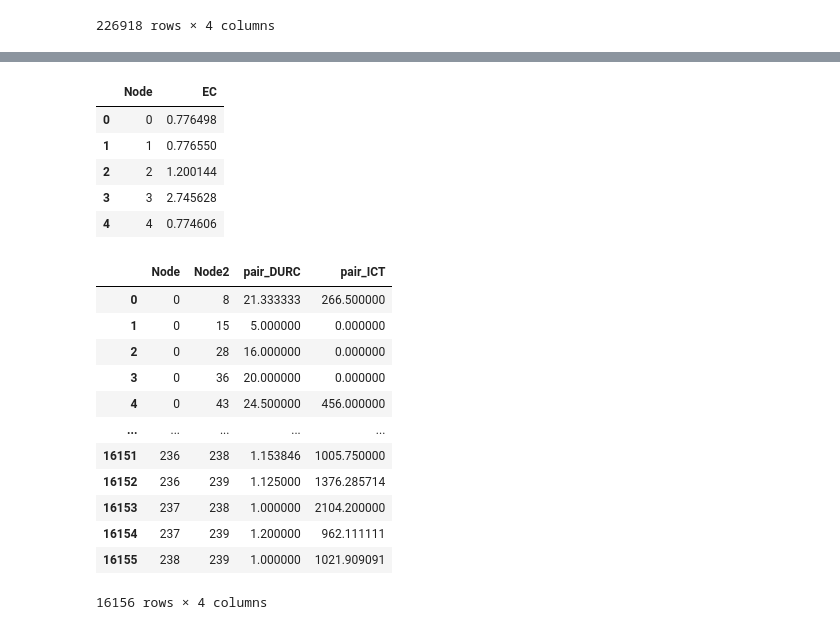
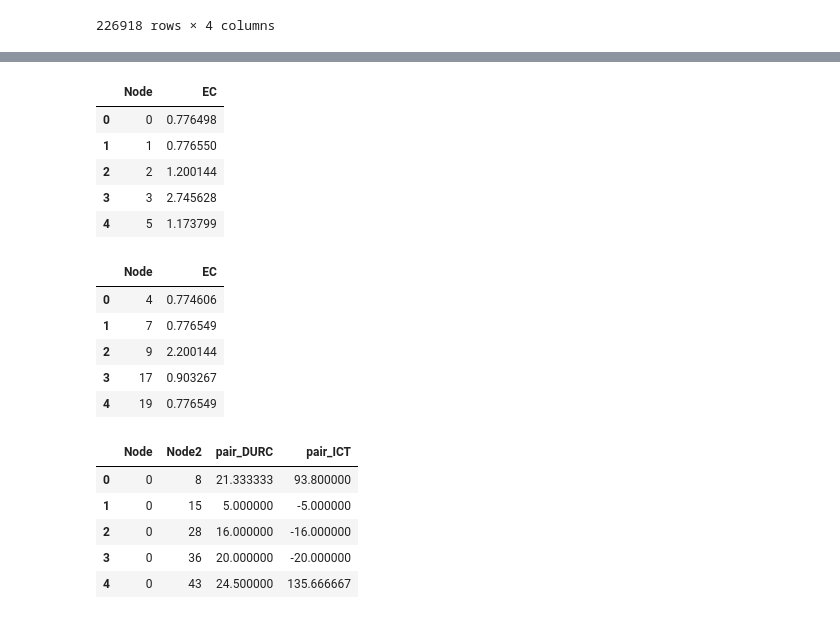
Before and after one commit to mireia-fdezfdez/tfg, a Jupyter notebook: notebooks/preprocessament.ipynb, the cells around one changed output, grey strips where cells are left out. Cells and saved outputs as stored; diff of their text form; code cells hidden in the pictures.

```diff
--- a/notebooks/preprocessament.ipynb
+++ b/notebooks/preprocessament.ipynb
@@ -72,3 +72,14 @@ modificat
 | 226916 | 14400.0 | 26 | up | 232 |
 | 226917 | 14400.0 | 83 | down | 222 |
 226918 rows × 4 columns
+# %%
+test_ratio = 0.2
+nodes_scenario = modificat.Node.unique()
+
+test_nodes = []
+for _ in range(int(max(nodes_scenario)*test_ratio)):
+    test_nodes.append(random.choice(nodes_scenario))
+# %%
+# Datasets for training and testing
+training = modificat[~modificat.Node.isin(test_nodes)]
+testing = modificat[modificat.Node.isin(test_nodes)]
@@ -116,21 +141,23 @@ def elastic_centrality(data):
 
     return pd.Series({'EC':ec_node})
 
-ec_data = pd.DataFrame()
-ec_data = modificat.groupby(['Node'], as_index = False).apply(elastic_centrality)
 
-ec_data.head()
+ec_data_train = training.groupby(['Node'], as_index = False).apply(elastic_centrality)
+ec_data_train.head()
 # %% [output]
 |  | Node | EC |
 | 0 | 0 | 0.776498 |
 | 1 | 1 | 0.776550 |
 | 2 | 2 | 1.200144 |
 | 3 | 3 | 2.745628 |
-| 4 | 4 | 0.774606 |
+| 4 | 5 | 1.173799 |
 # %%
-test_ratio = 0.2
-nodes_scenario = np.unique(np.array(dataset.Node2.unique().tolist() + dataset.Node.unique().tolist()))
-
-test_nodes = []
-for _ in range(int(max(nodes_scenario)*test_ratio)):
-    test_nodes.append(random.choice(nodes_scenario))
+ec_data_test = testing.groupby(['Node'], as_index = False).apply(elastic_centrality)
+ec_data_test.head()
+# %% [output]
+|  | Node | EC |
+| 0 | 4 | 0.774606 |
+| 1 | 7 | 0.776549 |
+| 2 | 9 | 2.200144 |
+| 3 | 17 | 0.903267 |
+| 4 | 19 | 0.776549 |
@@ -188,19 +206,12 @@ def mean_conn_duration(temps):
     return find_mean(temps)
 # %%
 # calcul per parelles, encara s'ha de calcular les mitjanes totals
-dtemps = dataset.groupby(['Node', 'Node2']).agg(pair_DURC = ("Time", mean_conn_duration), pair_ICT = ("Time", mean_btw_conns)).reset_index()
-dtemps
+dtemps_training = training.groupby(['Node', 'Node2']).agg(pair_DURC = ("Time", mean_conn_duration), pair_ICT = ("Time", mean_btw_conns)).reset_index()
+dtemps_training.head()
 # %% [output]
 |  | Node | Node2 | pair_DURC | pair_ICT |
-| 0 | 0 | 8 | 21.333333 | 266.500000 |
-| 1 | 0 | 15 | 5.000000 | 0.000000 |
-| 2 | 0 | 28 | 16.000000 | 0.000000 |
-| 3 | 0 | 36 | 20.000000 | 0.000000 |
-| 4 | 0 | 43 | 24.500000 | 456.000000 |
-| ... | ... | ... | ... | ... |
-| 16151 | 236 | 238 | 1.153846 | 1005.750000 |
-| 16152 | 236 | 239 | 1.125000 | 1376.285714 |
-| 16153 | 237 | 238 | 1.000000 | 2104.200000 |
-| 16154 | 237 | 239 | 1.200000 | 962.111111 |
-| 16155 | 238 | 239 | 1.000000 | 1021.909091 |
+| 0 | 0 | 8 | 21.333333 | 93.800000 |
+| 1 | 0 | 15 | 5.000000 | -5.000000 |
+| 2 | 0 | 28 | 16.000000 | -16.000000 |
+| 3 | 0 | 36 | 20.000000 | -20.000000 |
+| 4 | 0 | 43 | 24.500000 | 135.666667 |
-16156 rows × 4 columns
```
Also changed, not shown: parts of 9 cells of this notebook.
